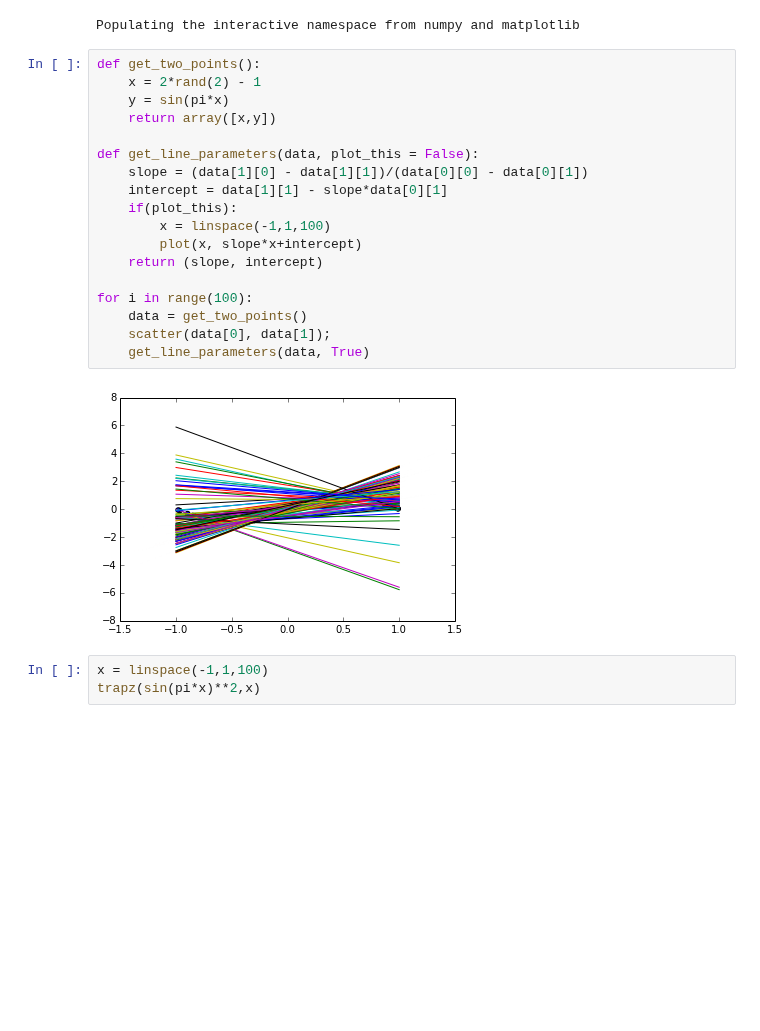
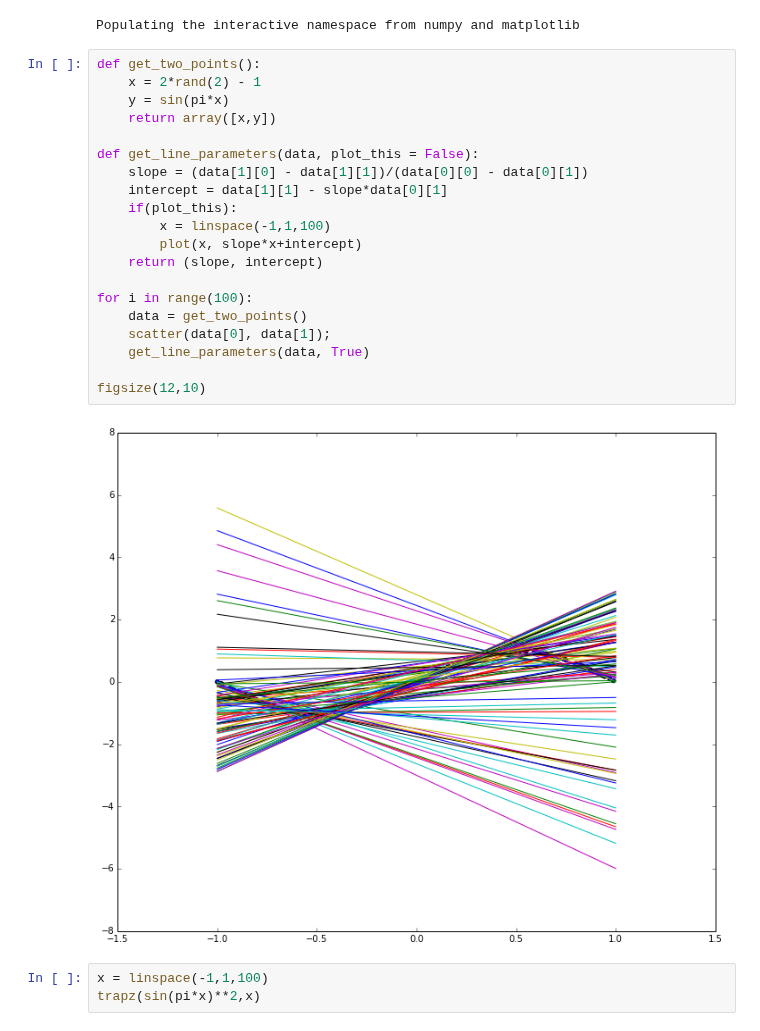
Before and after one commit to Chuphay/school, a Jupyter notebook: ML/Sine.ipynb, the cells around one changed output. Drawn from its saved outputs; the diff is of its cells as text; blank space fills up the shorter version.

```diff
--- a/ML/Sine.ipynb
+++ b/ML/Sine.ipynb
@@ -5,23 +5,25 @@ Populating the interactive namespace from numpy and matplotlib
 # %%
 def get_two_points():
     x = 2*rand(2) - 1
     y = sin(pi*x)
     return array([x,y])
 
 def get_line_parameters(data, plot_this = False):
     slope = (data[1][0] - data[1][1])/(data[0][0] - data[0][1])
     intercept = data[1][1] - slope*data[0][1]
     if(plot_this):
         x = linspace(-1,1,100)
         plot(x, slope*x+intercept)
     return (slope, intercept)
 
 for i in range(100):
     data = get_two_points()
     scatter(data[0], data[1]);
     get_line_parameters(data, True)
+
+figsize(12,10)
 # %% [output]
-[figure, old version]
+[figure, new version]
 # %%
 x = linspace(-1,1,100)
 trapz(sin(pi*x)**2,x)
```
Also changed, not shown: parts of 5 cells of this notebook, 1 other file.
